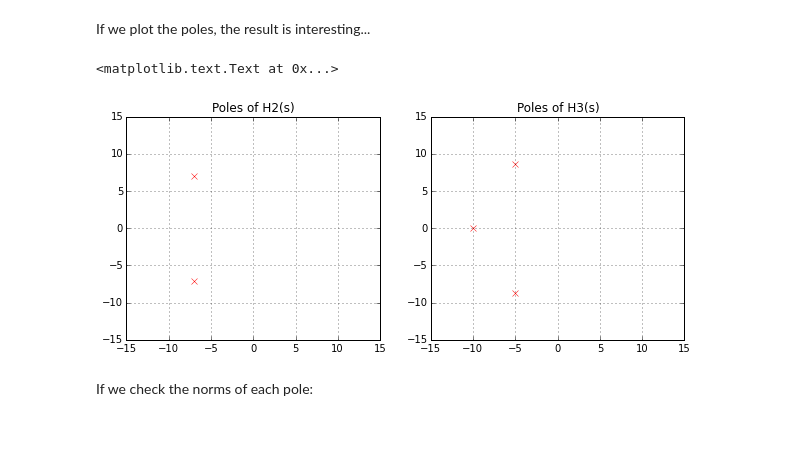
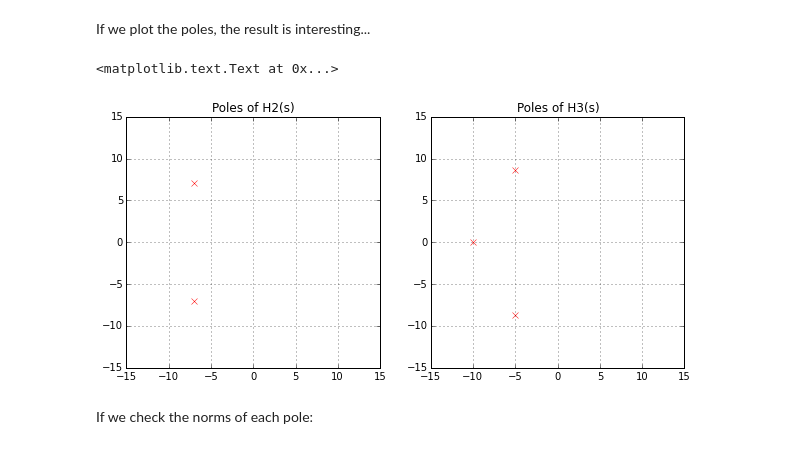
Before and after one commit to GurayGurkan/Lecture-Codes-Signal-Processing-Applications, a Jupyter notebook: EE0404_Lecture10.ipynb, the cells around one changed output. Saved outputs shown, nothing was run; the diff lists cells and outputs as text; code cells hidden in the pictures.

```diff
--- a/EE0404_Lecture10.ipynb
+++ b/EE0404_Lecture10.ipynb
@@ -112,20 +112,20 @@ Poles of H3 are [-10.+0.j          -5.+8.66025404j  -5.-8.66025404j]
 # %% [markdown]
 If we plot the poles, the result is interesting...
 # %%
-rcParams['figure.figsize']=(10,4)
+rcParams['figure.figsize']=(10,4.5)
 subplot(1,2,1)
 plot(real(polesH2),imag(polesH2),'rx')
 axis([-15,15,-15,15])
 grid(True)
 title('Poles of H2(s)')
 subplot(1,2,2)
 plot(real(polesH3),imag(polesH3),'rx')
 axis([-15,15,-15,15])
 grid(True)
 title('Poles of H3(s)')
 # %% [output]
 <matplotlib.text.Text at 0x...>
-[figure, old version]
+[figure, new version]
 # %% [markdown]
 If we check the norms of each pole:
 # %%
```
Also changed, not shown: parts of 15 cells of this notebook.
